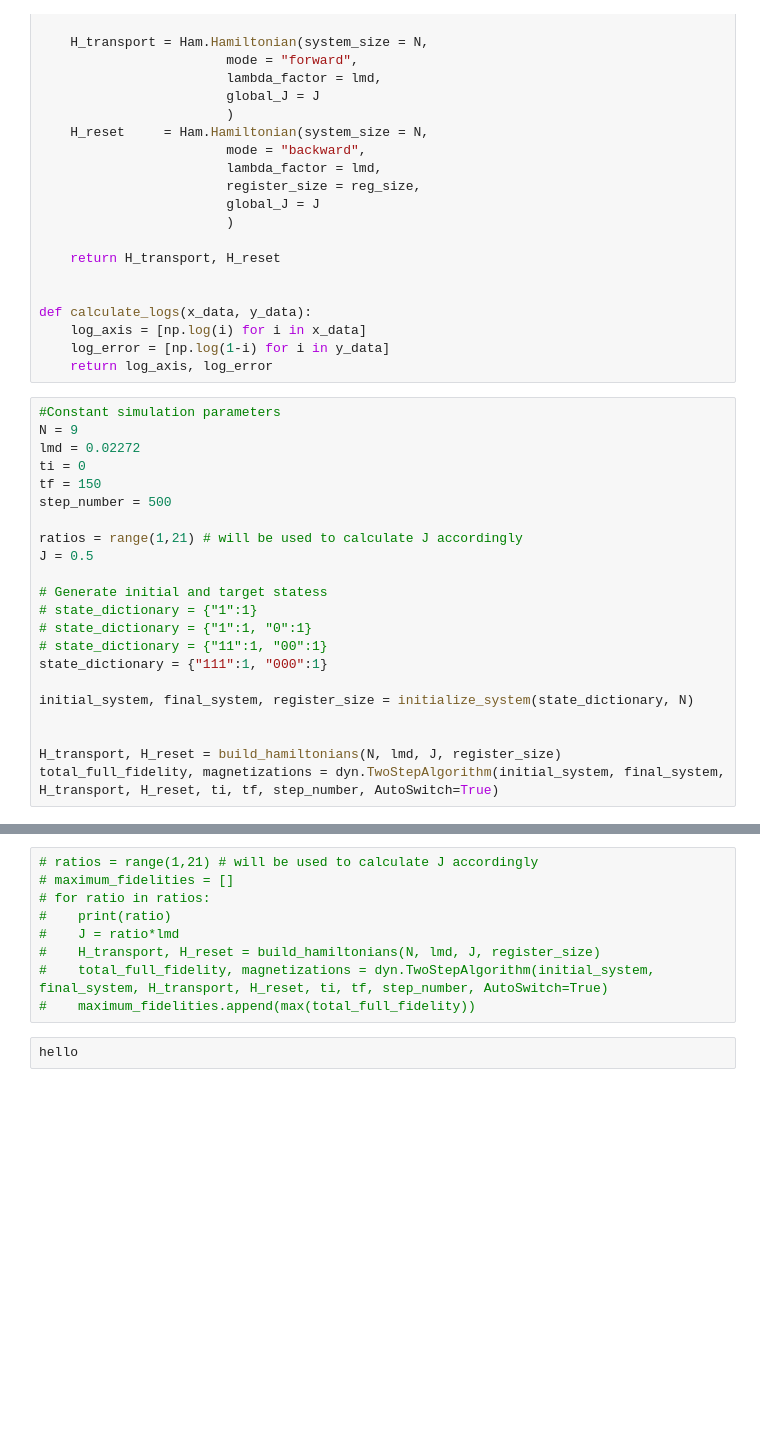
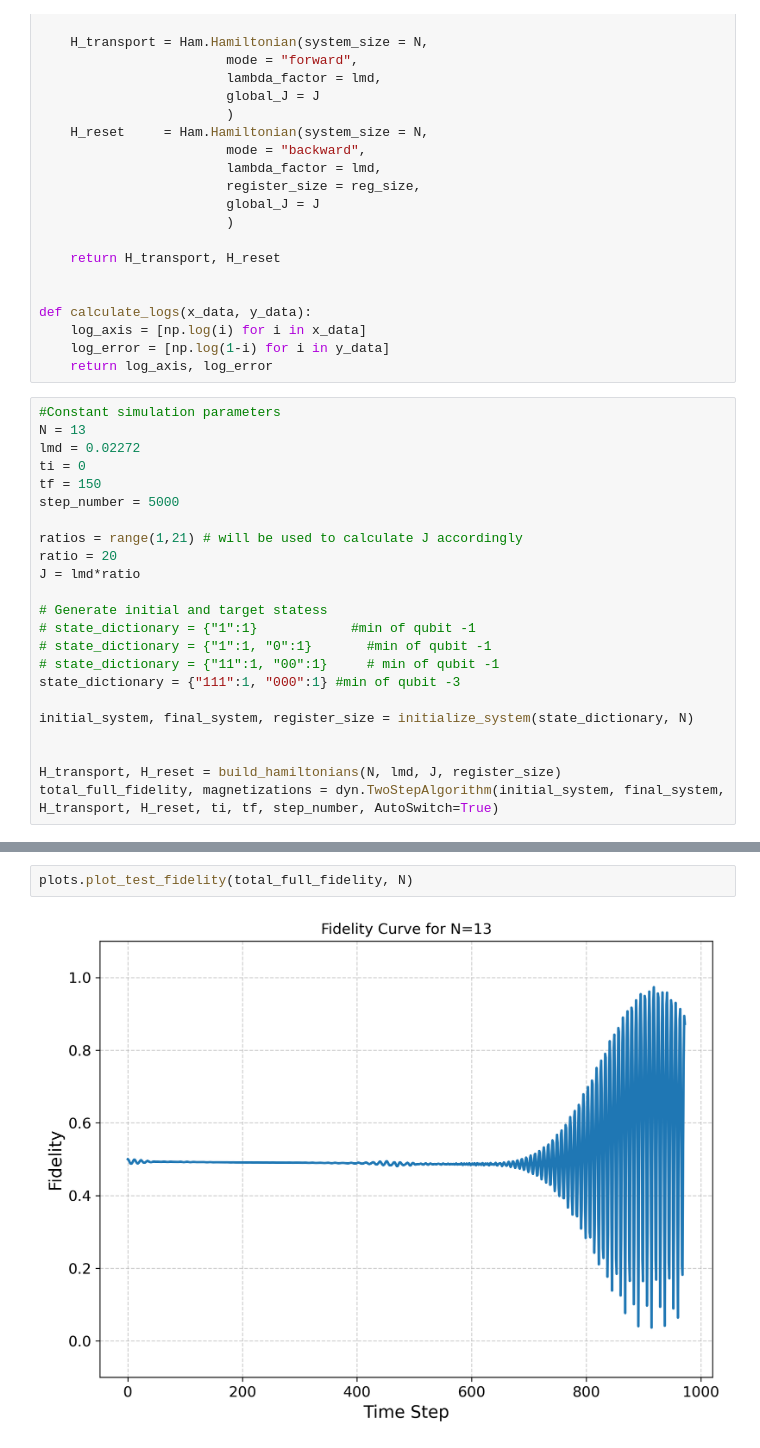
Before and after one commit to OsQarM/quantum_state_transfer, a Jupyter notebook: test_ghz.ipynb, the cells around one changed output, grey strips where cells are left out. Drawn from its saved outputs; the diff is of its cells as text; blank space fills up the shorter version.

Commit message:
Finished ratio calculation, started on fidelity, + minor fixes

```diff
--- a/test_ghz.ipynb
+++ b/test_ghz.ipynb
@@ -56,20 +56,21 @@ def calculate_logs(x_data, y_data):
     return log_axis, log_error
 # %%
 #Constant simulation parameters
-N = 9
+N = 13
 lmd = 0.02272
 ti = 0
 tf = 150
-step_number = 500
+step_number = 5000
 
 ratios = range(1,21) # will be used to calculate J accordingly
-J = 0.5
+ratio = 20
+J = lmd*ratio
 
 # Generate initial and target statess
-# state_dictionary = {"1":1}
-# state_dictionary = {"1":1, "0":1}
-# state_dictionary = {"11":1, "00":1}
-state_dictionary = {"111":1, "000":1}
+# state_dictionary = {"1":1}            #min of qubit -1
+# state_dictionary = {"1":1, "0":1}       #min of qubit -1
+# state_dictionary = {"11":1, "00":1}     # min of qubit -1
+state_dictionary = {"111":1, "000":1} #min of qubit -3
 
 initial_system, final_system, register_size = initialize_system(state_dictionary, N)
 
@@ -83,11 +90,4 @@ TypeError: plot_test_z_expectations() missing 1 required positional argument: 'f
-# %%
-# ratios = range(1,21) # will be used to calculate J accordingly
-# maximum_fidelities = []
-# for ratio in ratios:
-#    print(ratio)
-#    J = ratio*lmd
-#    H_transport, H_reset = build_hamiltonians(N, lmd, J, register_size)
-#    total_full_fidelity, magnetizations = dyn.TwoStepAlgorithm(initial_system, final_system, H_transport, H_reset, ti, tf, step_number, AutoSwitch=True)
-#    maximum_fidelities.append(max(total_full_fidelity))
-# %%
-hello
+# %%
+plots.plot_test_fidelity(total_full_fidelity, N)
+# %% [output]
+[figure, added]
```
Also changed, not shown: parts of 2 cells of this notebook, 4 other files.
